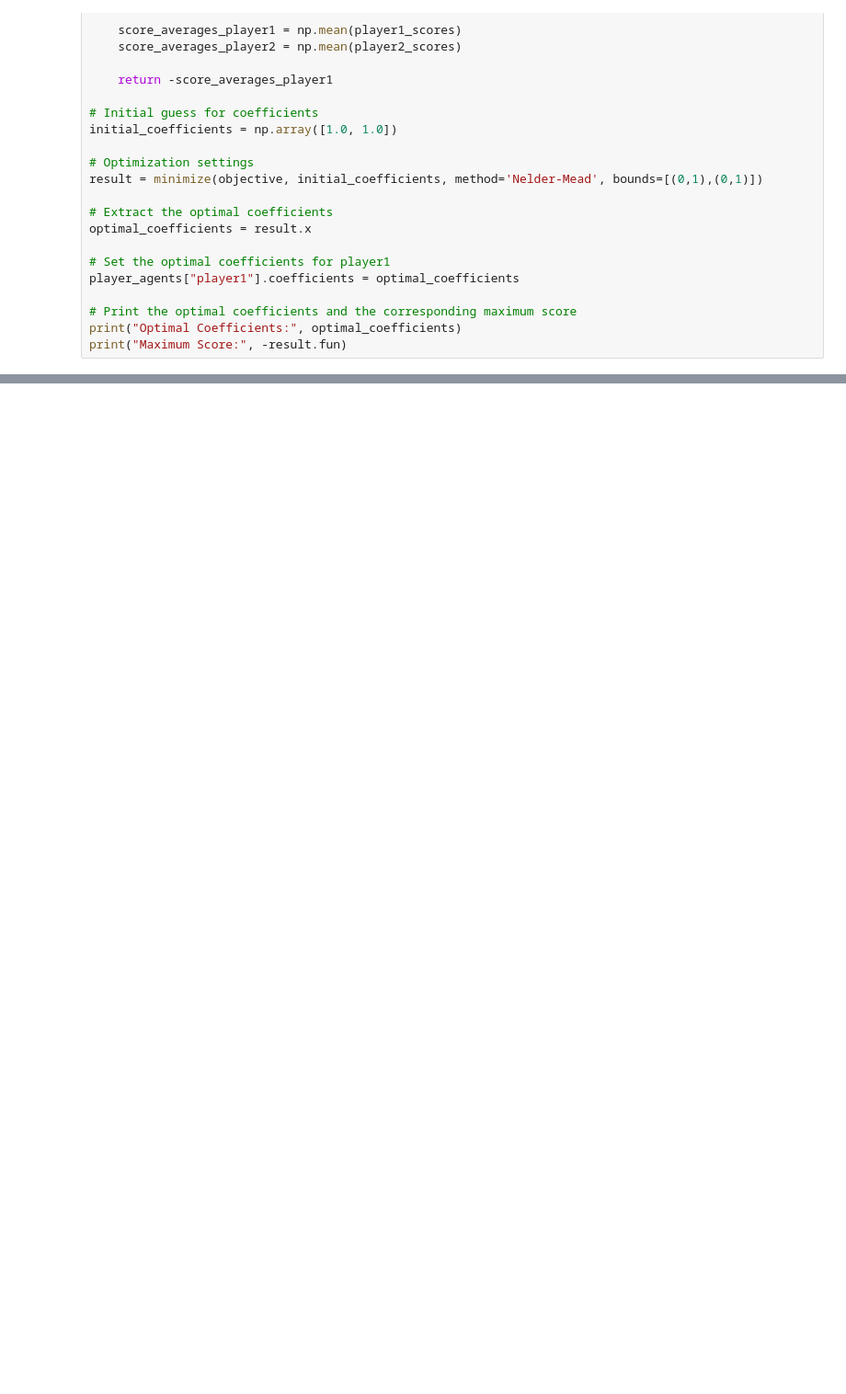
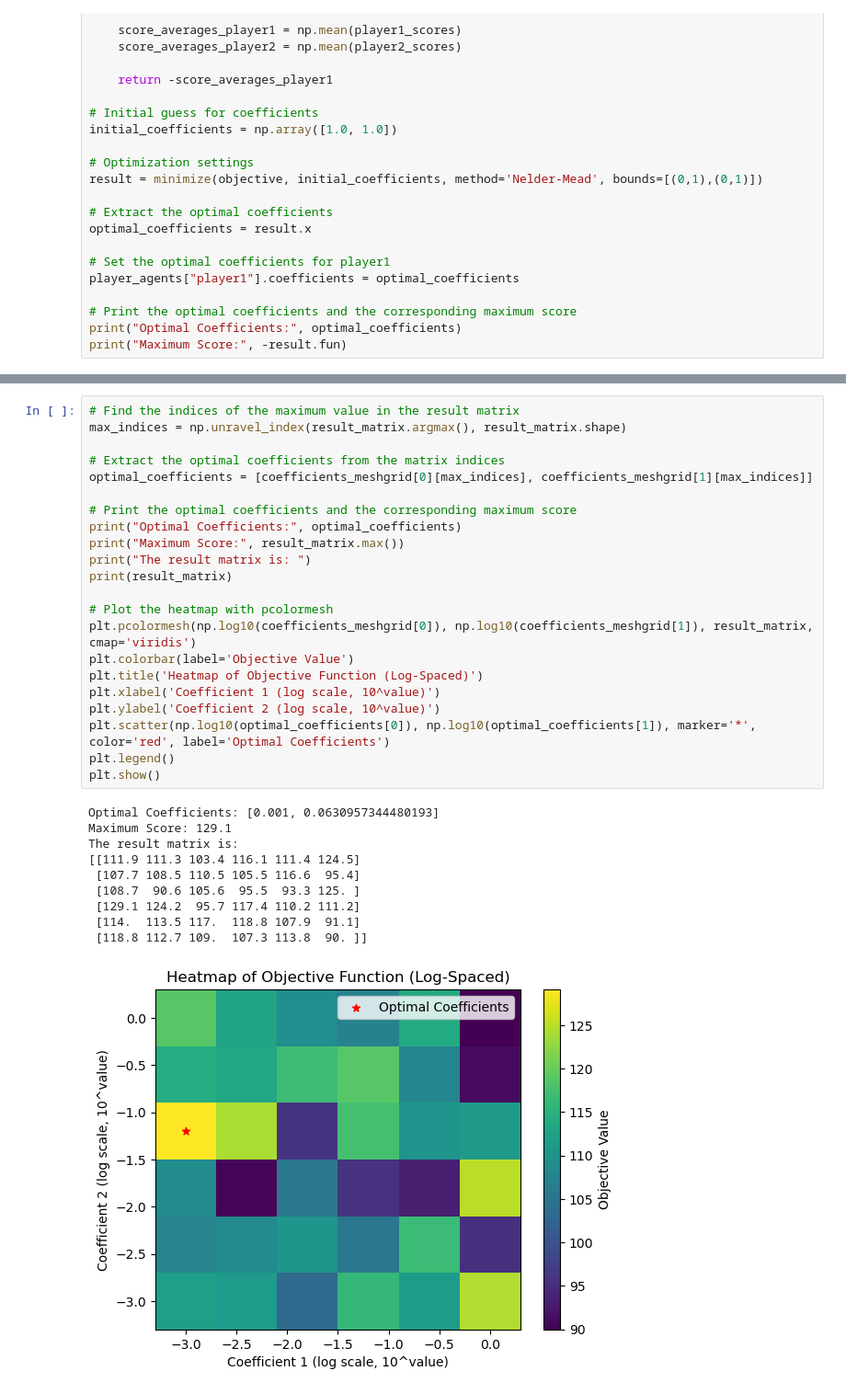
Before and after one commit to JayantMehta1/Scrabble, a Jupyter notebook: project.ipynb, the cells around one changed output, grey strips where cells are left out. Shown at 92% size. Saved outputs shown, nothing was run; the diff lists cells and outputs as text; blank space fills up the shorter version.

```diff
--- a/project.ipynb
+++ b/project.ipynb
@@ -671,0 +706,33 @@ plt.show()
+# %%
+# Find the indices of the maximum value in the result matrix
+max_indices = np.unravel_index(result_matrix.argmax(), result_matrix.shape)
+
+# Extract the optimal coefficients from the matrix indices
+optimal_coefficients = [coefficients_meshgrid[0][max_indices], coefficients_meshgrid[1][max_indices]]
+
+# Print the optimal coefficients and the corresponding maximum score
+print("Optimal Coefficients:", optimal_coefficients)
+print("Maximum Score:", result_matrix.max())
+print("The result matrix is: ")
+print(result_matrix)
+
+# Plot the heatmap with pcolormesh
+plt.pcolormesh(np.log10(coefficients_meshgrid[0]), np.log10(coefficients_meshgrid[1]), result_matrix, cmap='viridis')
+plt.colorbar(label='Objective Value')
+plt.title('Heatmap of Objective Function (Log-Spaced)')
+plt.xlabel('Coefficient 1 (log scale, 10^value)')
+plt.ylabel('Coefficient 2 (log scale, 10^value)')
+plt.scatter(np.log10(optimal_coefficients[0]), np.log10(optimal_coefficients[1]), marker='*', color='red', label='Optimal Coefficients')
+plt.legend()
+plt.show()
+# %% [output]
+Optimal Coefficients: [0.001, 0.0630957344480193]
+Maximum Score: 129.1
+The result matrix is:
+[[111.9 111.3 103.4 116.1 111.4 124.5]
+ [107.7 108.5 110.5 105.5 116.6  95.4]
+ [108.7  90.6 105.6  95.5  93.3 125. ]
+ [129.1 124.2  95.7 117.4 110.2 111.2]
+ [114.  113.5 117.  118.8 107.9  91.1]
+ [118.8 112.7 109.  107.3 113.8  90. ]]
+[figure, added]
```
Also changed, not shown: parts of 4 cells of this notebook.
